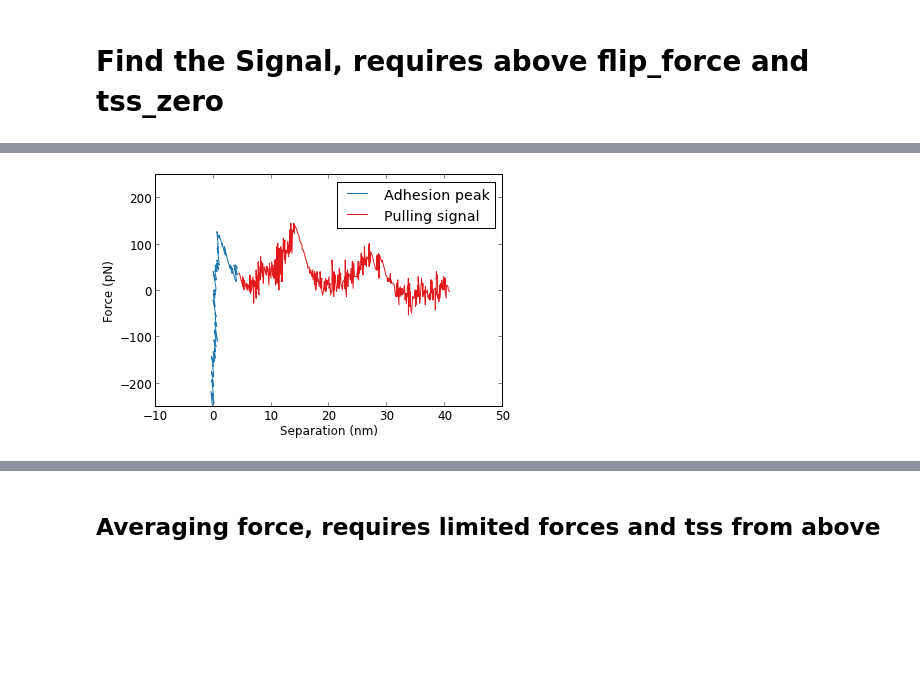
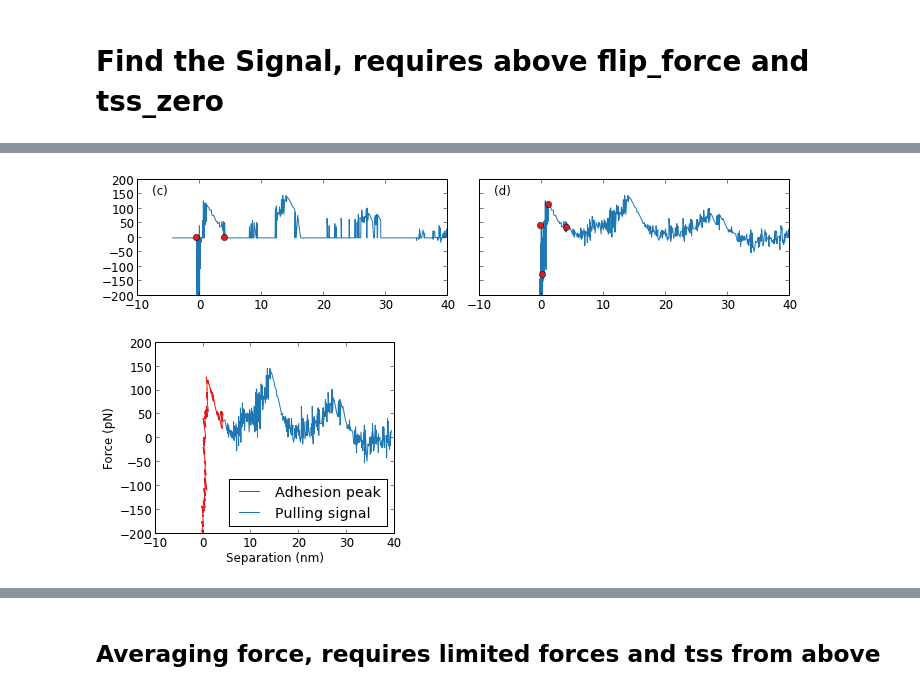
Before and after one commit to hilaryjoyce/smfs-data-analysis, a Jupyter notebook: Thesis figures - Analysis Outline.ipynb, the cells around one changed output, grey strips where cells are left out. Cells and saved outputs as stored; diff of their text form; code cells hidden in the pictures; blank space fills up the shorter version.

Commit message:
split updates and thesis figures

```diff
--- a/Thesis figures - Analysis Outline.ipynb
+++ b/Thesis figures - Analysis Outline.ipynb
@@ -9,4 +9,8 @@ fig_folder = "../../Thesis/fig/"
 from glob import glob
+# %%
+fig_folder = "../../Thesis/fig/analysis/"
+if not os.path.isdir(fig_folder):
+    os.mkdir(fig_folder)
 # %% [markdown]
 ## RDF transform
 # %%
@@ -140,8 +144,12 @@ tss = tss_zero
 N = len(tss)
 sd=0
 i=1
+sd_list = []
+tss_tail_list = []
 while sd < 30:
     sd = std(force[(N-200-i):(N-i)])
+    sd_list.append(sd)
+    tss_tail_list.append(tss[N-i])
     i=i+20
     if (N-200-i) <= 0:
         i = 1
@@ -166,15 +286,42 @@ tight_layout()
+# %%
+subplot(223)
+f_max = f*max_orig
+plot(t, f_max, color=cpool[0])
+plot(t[90], f_max[90], 'o', color=cpool[1], ms=6)
+plot(t[451], f_max[451], 'o', color=cpool[1], ms=6)
+ylim(-200,200)
+xlim(-10,40)
+text(-7.5, 150, '(c)')
+
+subplot(224)
+plot(t, f, color=cpool[0])
+plot(t[279], f[279], 'o', color=cpool[1], ms=6)
+plot(t[351], f[351], 'o', color=cpool[1], ms=6)
+plot(t[422], f[422], 'o', color=cpool[1], ms=6)
+plot(t[451], f[451], 'o', color=cpool[1], ms=6)
+ylim(-200,200)
+xlim(-10,40)
+yticks(yt, ['' for y in yt])
+xt = xticks()[0]
+text(-7.5, 150, '(d)')
+tight_layout()
+# %% [output]
+[figure, added]
 # %%
 tss_new, force_new = raw.remove_adhesion_peak(tss_lim, force_lim)
 tss_peak = tss_lim[tss_lim < tss_new[0]]
 force_peak = force_lim[tss_lim < tss_new[0]]
 # %%
-plot(tss_peak, force_peak, color=cpool[0])
-plot(tss_new, force_new, color=cpool[1])
-ylim(-250,250)
+figsize(4.5,3.5)
+plot(tss_peak, force_peak, color=cpool[1])
+plot(tss_new, force_new, color=cpool[0])
+ylim(-200,200)
 xlabel('Separation (nm)')
 ylabel('Force (pN)')
-legend(['Adhesion peak', 'Pulling signal'])
+legend(['Adhesion peak', 'Pulling signal'], loc='lower right')
+xlim(-10, 40)
+#text(-7.5, 160, '(c)')
 tight_layout()
-#savefig('%sremove_adhesion_peak.pdf' % fig_folder)
+savefig('%sremove_adhesion_peak_zoom.png' % fig_folder)
 # %% [output]
-[figure, old version]
+[figure, new version]
```
Also changed, not shown: parts of 24 cells of this notebook, 20 other files.
